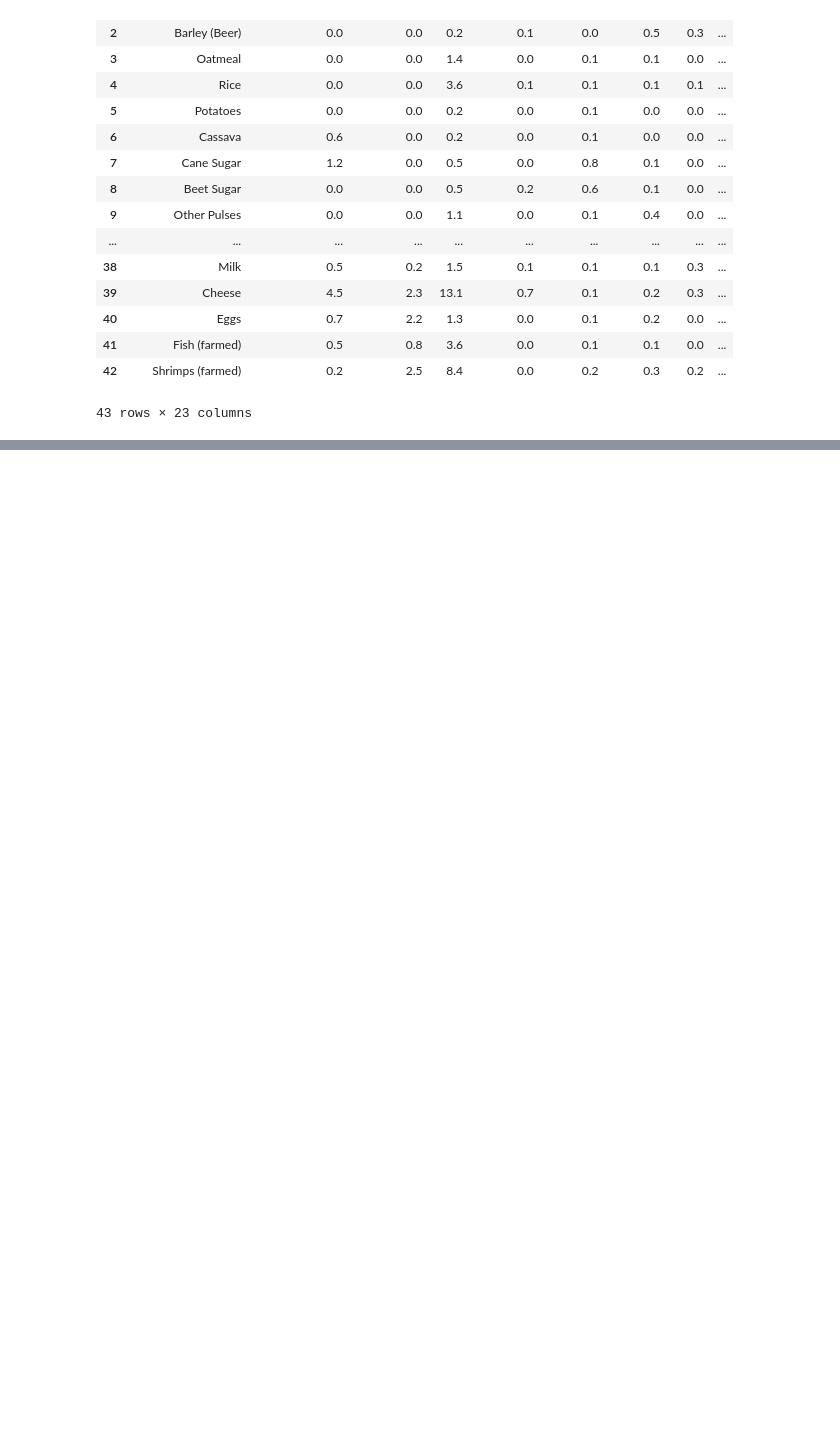
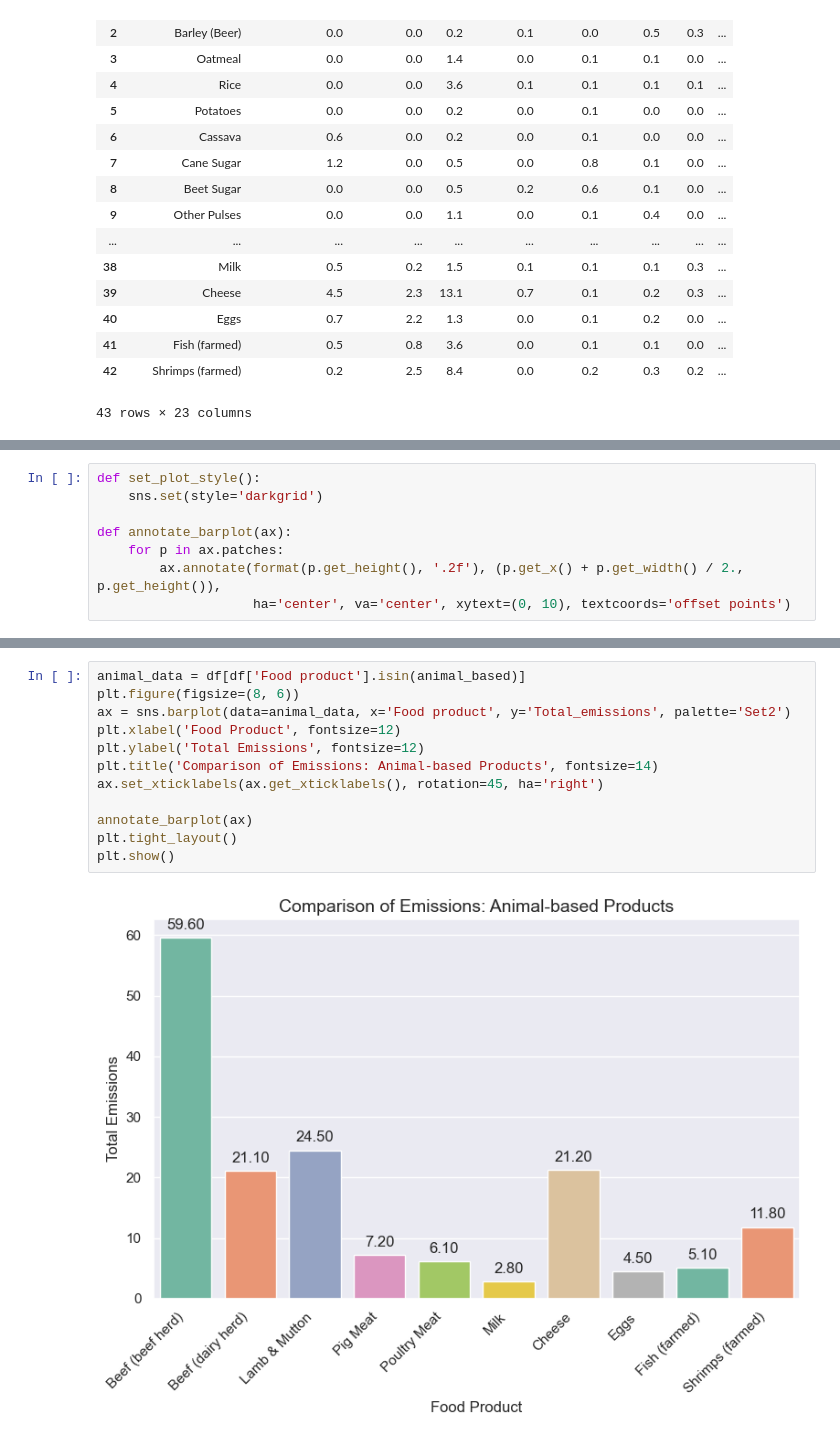
Before and after one commit to georgemcculloch/Data-Viz, a Jupyter notebook: food.ipynb, the cells around one changed output, grey strips where cells are left out. Cells and saved outputs as stored; diff of their text form; blank space fills up the shorter version.

```diff
--- a/food.ipynb
+++ b/food.ipynb
@@ -64,0 +122,8 @@ df
+# %%
+def set_plot_style():
+    sns.set(style='darkgrid')
+
+def annotate_barplot(ax):
+    for p in ax.patches:
+        ax.annotate(format(p.get_height(), '.2f'), (p.get_x() + p.get_width() / 2., p.get_height()),
+                    ha='center', va='center', xytext=(0, 10), textcoords='offset points')
@@ -64,0 +154,14 @@ df
+# %%
+animal_data = df[df['Food product'].isin(animal_based)]
+plt.figure(figsize=(8, 6))
+ax = sns.barplot(data=animal_data, x='Food product', y='Total_emissions', palette='Set2')
+plt.xlabel('Food Product', fontsize=12)
+plt.ylabel('Total Emissions', fontsize=12)
+plt.title('Comparison of Emissions: Animal-based Products', fontsize=14)
+ax.set_xticklabels(ax.get_xticklabels(), rotation=45, ha='right')
+
+annotate_barplot(ax)
+plt.tight_layout()
+plt.show()
+# %% [output]
+[figure, added]
```
Also changed, not shown: parts of 8 cells of this notebook.
